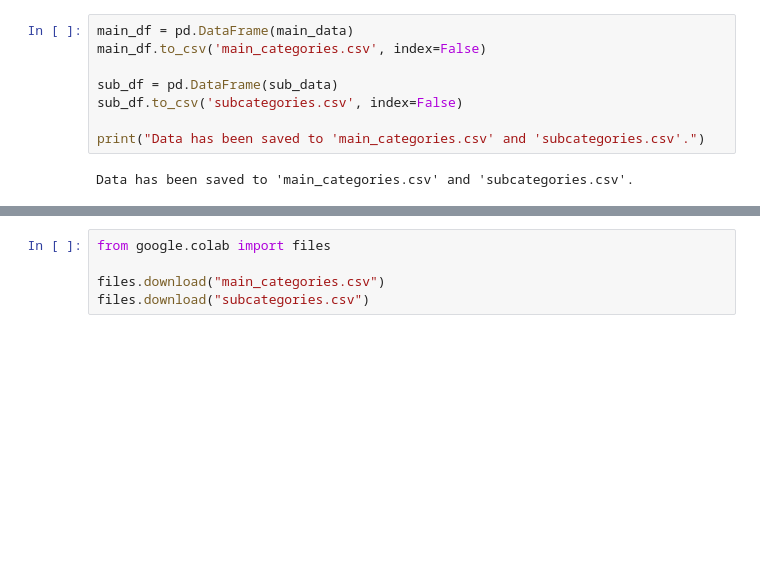
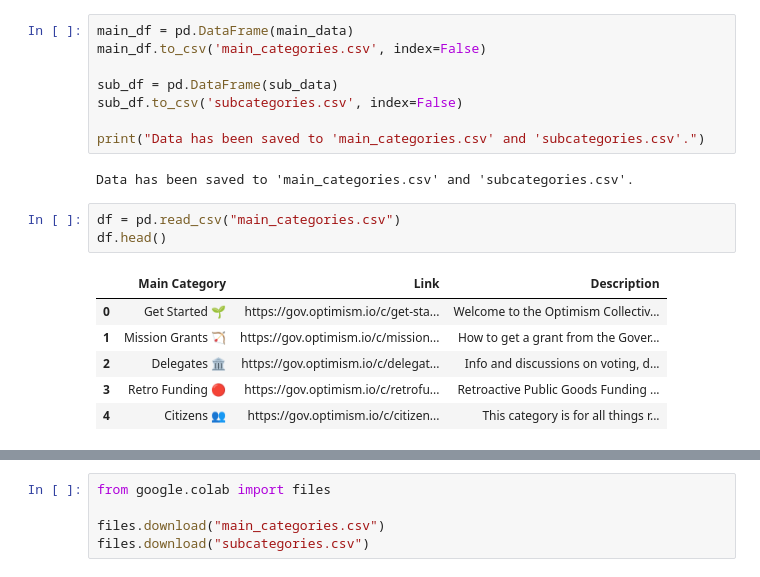
Before and after one commit to TusharKhandelwal95/Web_scraping, a Jupyter notebook: scrape_articles_within_category.ipynb, the cells around one changed output, grey strips where cells are left out. Drawn from its saved outputs; the diff is of its cells as text; blank space fills up the shorter version.

```diff
--- a/scrape_articles_within_category.ipynb
+++ b/scrape_articles_within_category.ipynb
@@ -73,3 +78,13 @@ sub_df.to_csv('subcategories.csv', index=False)
 print("Data has been saved to 'main_categories.csv' and 'subcategories.csv'.")
 # %% [output]
 Data has been saved to 'main_categories.csv' and 'subcategories.csv'.
+# %%
+df = pd.read_csv("main_categories.csv")
+df.head()
+# %% [output]
+|  | Main Category | Link | Description |
+| 0 | Get Started 🌱 | https://gov.optimism.io/c/get-sta... | Welcome to the Optimism Collectiv... |
+| 1 | Mission Grants 🏹 | https://gov.optimism.io/c/mission... | How to get a grant from the Gover... |
+| 2 | Delegates 🏛 | https://gov.optimism.io/c/delegat... | Info and discussions on voting, d... |
+| 3 | Retro Funding 🔴 | https://gov.optimism.io/c/retrofu... | Retroactive Public Goods Funding ... |
+| 4 | Citizens 👥 | https://gov.optimism.io/c/citizen... | This category is for all things r... |
```
Also changed, not shown: parts of 2 cells of this notebook.
